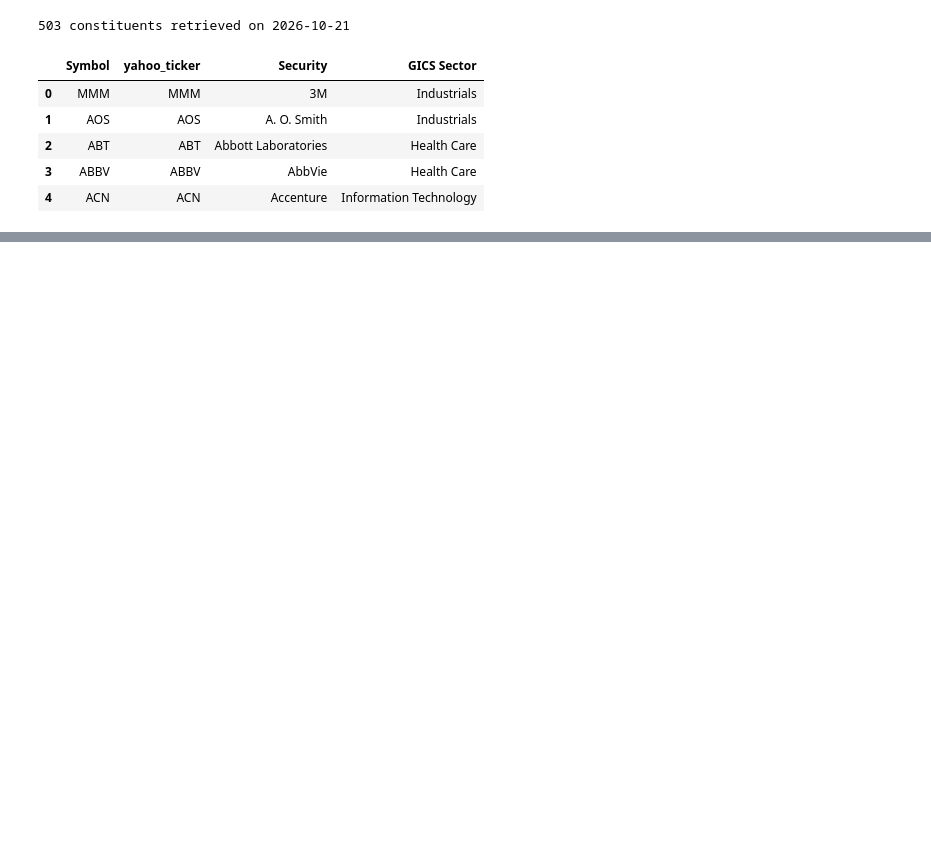
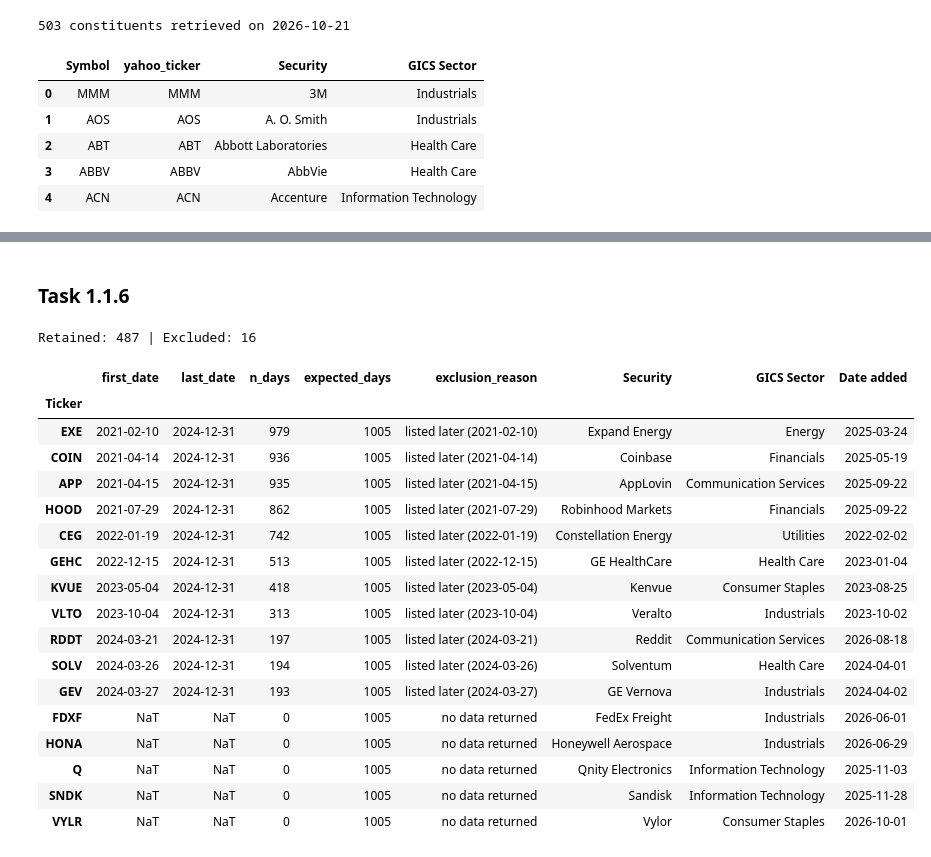
Before and after one commit to 7omain/Uni-Coursework, a Jupyter notebook: coursework.ipynb, the cells around one changed output, grey strips where cells are left out. Drawn from its saved outputs; the diff is of its cells as text; code cells hidden in the pictures; blank space fills up the shorter version.

```diff
--- a/coursework.ipynb
+++ b/coursework.ipynb
@@ -37,0 +89,9 @@ sp500[["Symbol", "yahoo_ticker", "Security", "GICS Sector"]].head()
+# %%
+long = (raw.stack(level=1, future_stack=True)
+           .rename_axis(["Date", "Ticker"])
+           .reset_index())
+fname = f"data/prices_raw_{START}_{END}_retrieved_{RETRIEVAL_DATE}.csv.gz"
+long.to_csv(fname, index=False)
+print(long.shape)
+print(round(os.path.getsize(fname) / 1e6, 1), "MB")
+long.head()
@@ -37,0 +107,4 @@ sp500[["Symbol", "yahoo_ticker", "Security", "GICS Sector"]].head()
+# %%
+check = pd.read_csv(fname, parse_dates=["Date"])
+print(check.shape)
+check.head()
@@ -37,0 +119,52 @@ sp500[["Symbol", "yahoo_ticker", "Security", "GICS Sector"]].head()
+# %% [markdown]
+### Task 1.1.6
+# %%
+adj = check.pivot(index="Date", columns="Ticker", values="Adj Close")
+bench_days = adj["^GSPC"].dropna().index
+
+coverage = pd.DataFrame({
+    "first_date": adj.apply(lambda s: s.first_valid_index()),
+    "last_date": adj.apply(lambda s: s.last_valid_index()),
+    "n_days": adj.notna().sum(),
+})
+coverage["expected_days"] = len(bench_days)
+
+def reason (row):
+  if row.n_days == 0:                 return "no data returned"
+  if row.first_date > bench_days[0]:  return f"listed later ({row.first_date.date()})"
+  if row.last_date  < bench_days[-1]: return f"history ends early ({row.last_date.date()})"
+  if row.n_days < len(bench_days):    return "missing trading days"
+  return None
+
+coverage["exclusion_reason"] = coverage.apply(reason, axis=1)
+
+exclusions = (coverage[coverage.exclusion_reason.notna()]
+              .drop(index="^GSPC", errors="ignore")
+              .merge(sp500.set_index("yahoo_ticker")[["Security", "GICS Sector", "Date added"]],
+                     left_index=True, right_index=True, how="left")
+              .sort_values("first_date"))
+exclusions.to_csv("data/exclusion_log_1_1.csv")
+
+retained = coverage[coverage.exclusion_reason.isna()].drop(index="^GSPC", errors="ignore").index
+print("Retained:", len(retained), "| Excluded:", len(exclusions))
+exclusions
+# %% [output]
+Retained: 487 | Excluded: 16
+|  | first_date | last_date | n_days | expected_days | exclusion_reason | Security | GICS Sector | Date added |
+| Ticker |  |  |  |  |  |  |  |  |
+| EXE | 2021-02-10 | 2024-12-31 | 979 | 1005 | listed later (2021-02-10) | Expand Energy | Energy | 2025-03-24 |
+| COIN | 2021-04-14 | 2024-12-31 | 936 | 1005 | listed later (2021-04-14) | Coinbase | Financials | 2025-05-19 |
+| APP | 2021-04-15 | 2024-12-31 | 935 | 1005 | listed later (2021-04-15) | AppLovin | Communication Services | 2025-09-22 |
+| HOOD | 2021-07-29 | 2024-12-31 | 862 | 1005 | listed later (2021-07-29) | Robinhood Markets | Financials | 2025-09-22 |
+| CEG | 2022-01-19 | 2024-12-31 | 742 | 1005 | listed later (2022-01-19) | Constellation Energy | Utilities | 2022-02-02 |
+| GEHC | 2022-12-15 | 2024-12-31 | 513 | 1005 | listed later (2022-12-15) | GE HealthCare | Health Care | 2023-01-04 |
+| KVUE | 2023-05-04 | 2024-12-31 | 418 | 1005 | listed later (2023-05-04) | Kenvue | Consumer Staples | 2023-08-25 |
+| VLTO | 2023-10-04 | 2024-12-31 | 313 | 1005 | listed later (2023-10-04) | Veralto | Industrials | 2023-10-02 |
+| RDDT | 2024-03-21 | 2024-12-31 | 197 | 1005 | listed later (2024-03-21) | Reddit | Communication Services | 2026-08-18 |
+| SOLV | 2024-03-26 | 2024-12-31 | 194 | 1005 | listed later (2024-03-26) | Solventum | Health Care | 2024-04-01 |
+| GEV | 2024-03-27 | 2024-12-31 | 193 | 1005 | listed later (2024-03-27) | GE Vernova | Industrials | 2024-04-02 |
+| FDXF | NaT | NaT | 0 | 1005 | no data returned | FedEx Freight | Industrials | 2026-06-01 |
+| HONA | NaT | NaT | 0 | 1005 | no data returned | Honeywell Aerospace | Industrials | 2026-06-29 |
+| Q | NaT | NaT | 0 | 1005 | no data returned | Qnity Electronics | Information Technology | 2025-11-03 |
+| SNDK | NaT | NaT | 0 | 1005 | no data returned | Sandisk | Information Technology | 2025-11-28 |
+| VYLR | NaT | NaT | 0 | 1005 | no data returned | Vylor | Consumer Staples | 2026-10-01 |
```
Also changed, not shown: parts of 12 cells of this notebook.
